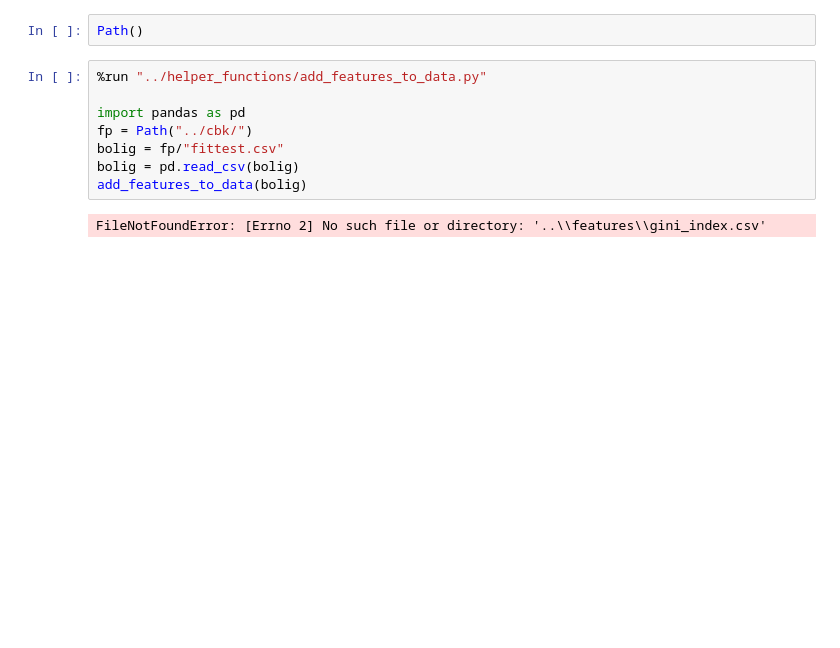
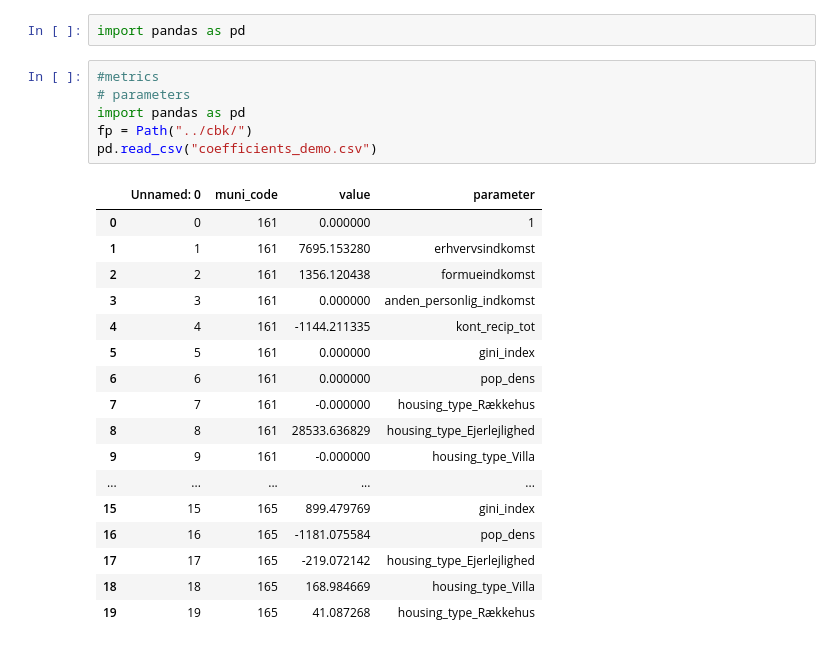
Before and after one commit to pryn-kb/isds2023, a Jupyter notebook: cbk/noget.ipynb, the cells around one changed output. Drawn from its saved outputs; the diff is of its cells as text; blank space fills up the shorter version.

```diff
--- a/cbk/noget.ipynb
+++ b/cbk/noget.ipynb
@@ -1,12 +1,26 @@
-# %%
-Path()
+# %%
+import pandas as pd
 # %%
-%run "../helper_functions/add_features_to_data.py"
-
+#metrics
+# parameters
 import pandas as pd
 fp = Path("../cbk/")
-bolig = fp/"fittest.csv"
-bolig = pd.read_csv(bolig)
-add_features_to_data(bolig)
+pd.read_csv("coefficients_demo.csv")
 # %% [output]
-FileNotFoundError: [Errno 2] No such file or directory: '..\\features\\gini_index.csv'
+|  | Unnamed: 0 | muni_code | value | parameter |
+| 0 | 0 | 161 | 0.000000 | 1 |
+| 1 | 1 | 161 | 7695.153280 | erhvervsindkomst |
+| 2 | 2 | 161 | 1356.120438 | formueindkomst |
+| 3 | 3 | 161 | 0.000000 | anden_personlig_indkomst |
+| 4 | 4 | 161 | -1144.211335 | kont_recip_tot |
+| 5 | 5 | 161 | 0.000000 | gini_index |
+| 6 | 6 | 161 | 0.000000 | pop_dens |
+| 7 | 7 | 161 | -0.000000 | housing_type_Rækkehus |
+| 8 | 8 | 161 | 28533.636829 | housing_type_Ejerlejlighed |
+| 9 | 9 | 161 | -0.000000 | housing_type_Villa |
+| ... | ... | ... | ... | ... |
+| 15 | 15 | 165 | 899.479769 | gini_index |
+| 16 | 16 | 165 | -1181.075584 | pop_dens |
+| 17 | 17 | 165 | -219.072142 | housing_type_Ejerlejlighed |
+| 18 | 18 | 165 | 168.984669 | housing_type_Villa |
+| 19 | 19 | 165 | 41.087268 | housing_type_Rækkehus |
```
Also changed, not shown: parts of 1 cell of this notebook, 4 other files.
